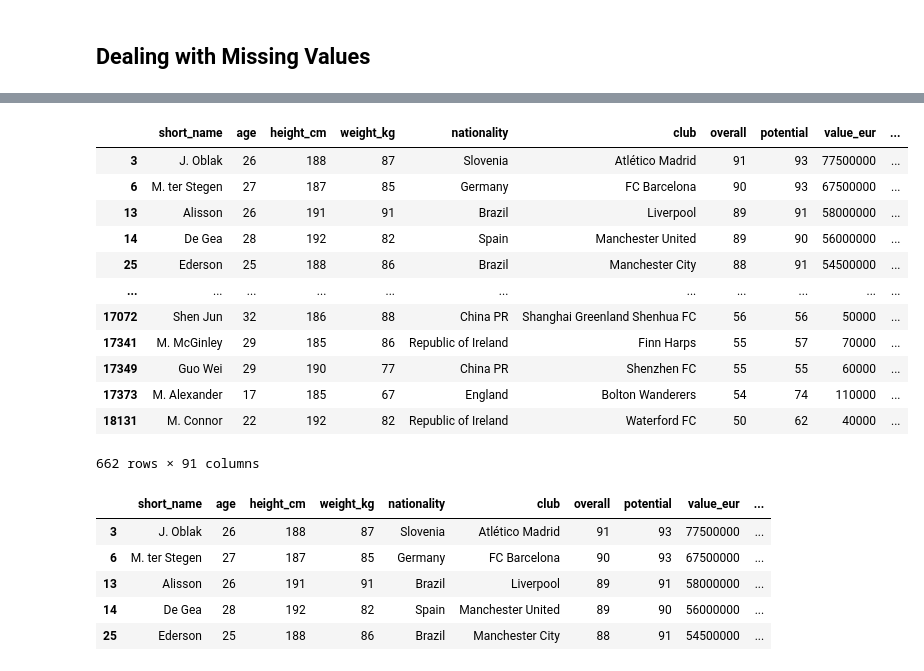
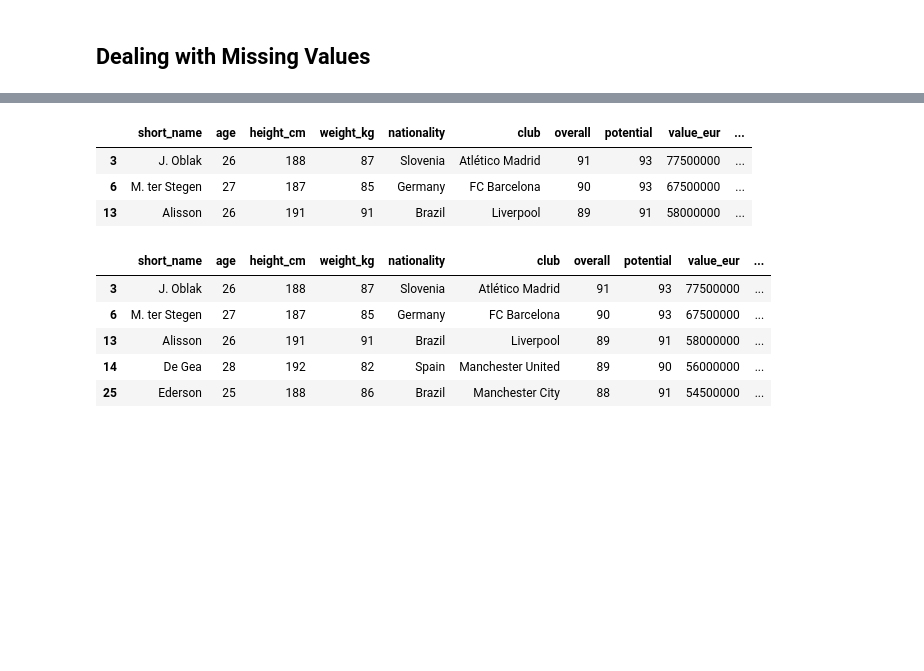
Before and after one commit to mdushetwar/Fifa-Players--EDA-Clustering, a Jupyter notebook: PRCP-1004-Fifa20.ipynb, the cells around one changed output, grey strips where cells are left out. Drawn from its saved outputs; the diff is of its cells as text; code cells hidden in the pictures; blank space fills up the shorter version.

```diff
--- a/PRCP-1004-Fifa20.ipynb
+++ b/PRCP-1004-Fifa20.ipynb
@@ -107,19 +84,10 @@ fifa.sample(10)
 # %%
-fifa[fifa['team_position']=='GK']
+fifa[fifa['team_position']=='GK'].head(3)
 # %% [output]
 |  | short_name | age | height_cm | weight_kg | nationality | club | overall | potential | value_eur | ... |
 | 3 | J. Oblak | 26 | 188 | 87 | Slovenia | Atlético Madrid | 91 | 93 | 77500000 | ... |
 | 6 | M. ter Stegen | 27 | 187 | 85 | Germany | FC Barcelona | 90 | 93 | 67500000 | ... |
 | 13 | Alisson | 26 | 191 | 91 | Brazil | Liverpool | 89 | 91 | 58000000 | ... |
-| 14 | De Gea | 28 | 192 | 82 | Spain | Manchester United | 89 | 90 | 56000000 | ... |
-| 25 | Ederson | 25 | 188 | 86 | Brazil | Manchester City | 88 | 91 | 54500000 | ... |
-| ... | ... | ... | ... | ... | ... | ... | ... | ... | ... | ... |
-| 17072 | Shen Jun | 32 | 186 | 88 | China PR | Shanghai Greenland Shenhua FC | 56 | 56 | 50000 | ... |
-| 17341 | M. McGinley | 29 | 185 | 86 | Republic of Ireland | Finn Harps | 55 | 57 | 70000 | ... |
-| 17349 | Guo Wei | 29 | 190 | 77 | China PR | Shenzhen FC | 55 | 55 | 60000 | ... |
-| 17373 | M. Alexander | 17 | 185 | 67 | England | Bolton Wanderers | 54 | 74 | 110000 | ... |
-| 18131 | M. Connor | 22 | 192 | 82 | Republic of Ireland | Waterford FC | 50 | 62 | 40000 | ... |
-662 rows × 91 columns
 # %%
 no_goalkeeper=['pace','shooting','passing','dribbling','defending','physic',
         'ls','st','rs','lw','lf','cf','rf','rw','lam','cam','ram','lm','lcm','cm',
```
Also changed, not shown: parts of 24 cells of this notebook.
